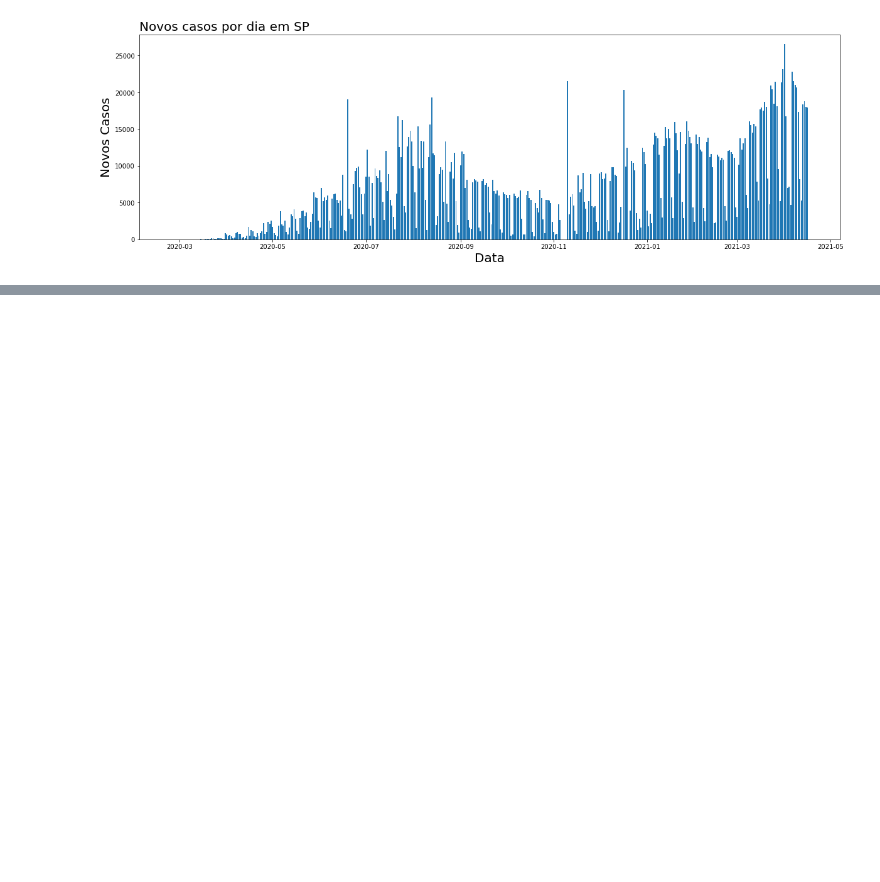
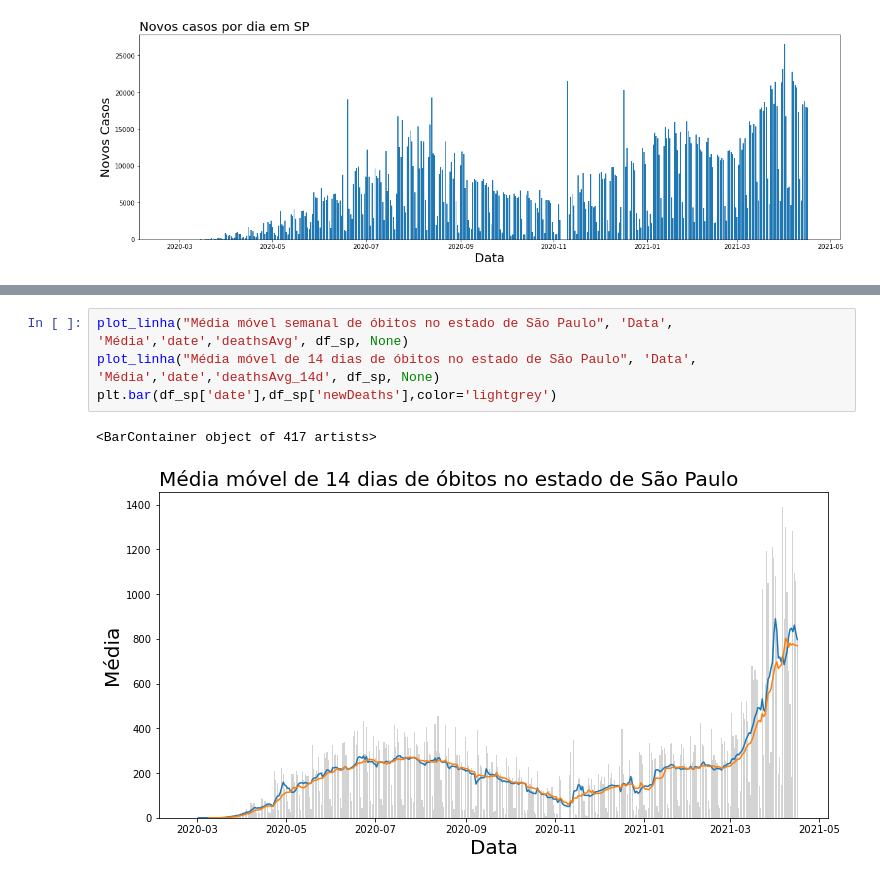
Before and after one commit to joaoarthursilva/covid-19-analise, a Jupyter notebook: COVID-19 - Análise.ipynb, the cells around one changed output, grey strips where cells are left out. Cells and saved outputs as stored; diff of their text form; blank space fills up the shorter version.

```diff
--- a/COVID-19 - Análise.ipynb
+++ b/COVID-19 - Análise.ipynb
@@ -120,0 +145,7 @@ plot_barra("Novos casos por dia em SP", 'Data', 'Novos Casos', 'date', 'newCases
+# %%
+plot_linha("Média móvel semanal de óbitos no estado de São Paulo", 'Data', 'Média','date','deathsAvg', df_sp, None)
+plot_linha("Média móvel de 14 dias de óbitos no estado de São Paulo", 'Data', 'Média','date','deathsAvg_14d', df_sp, None)
+plt.bar(df_sp['date'],df_sp['newDeaths'],color='lightgrey')
+# %% [output]
+<BarContainer object of 417 artists>
+[figure, added]
```
Also changed, not shown: parts of 11 cells of this notebook.
